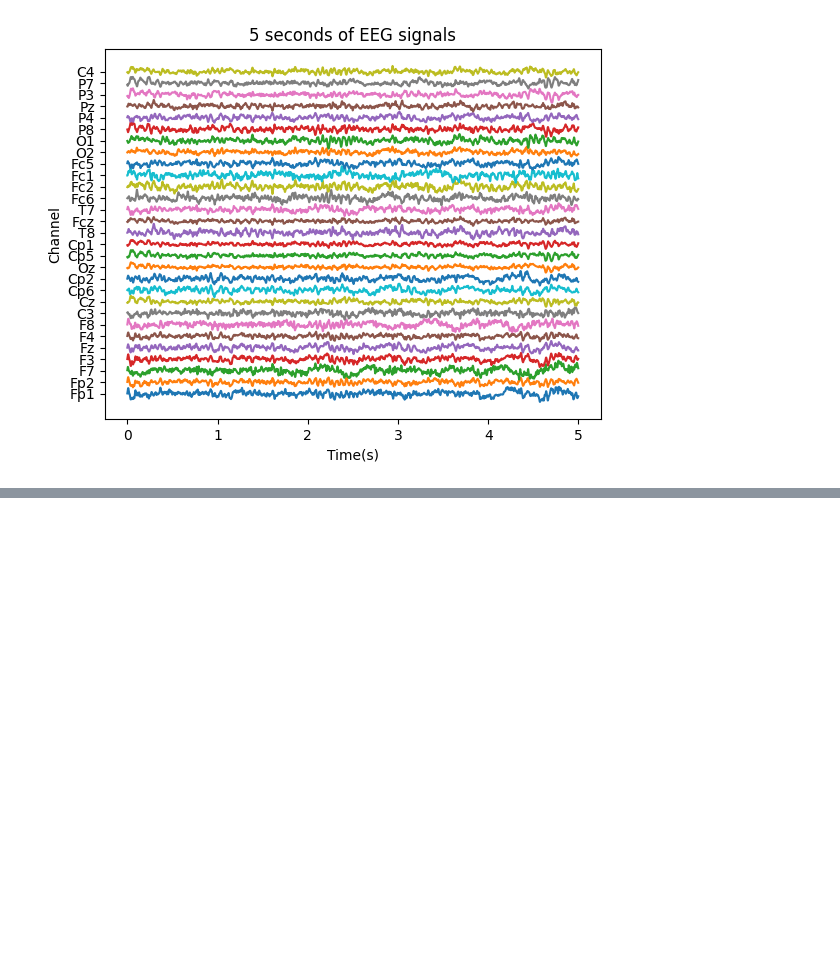
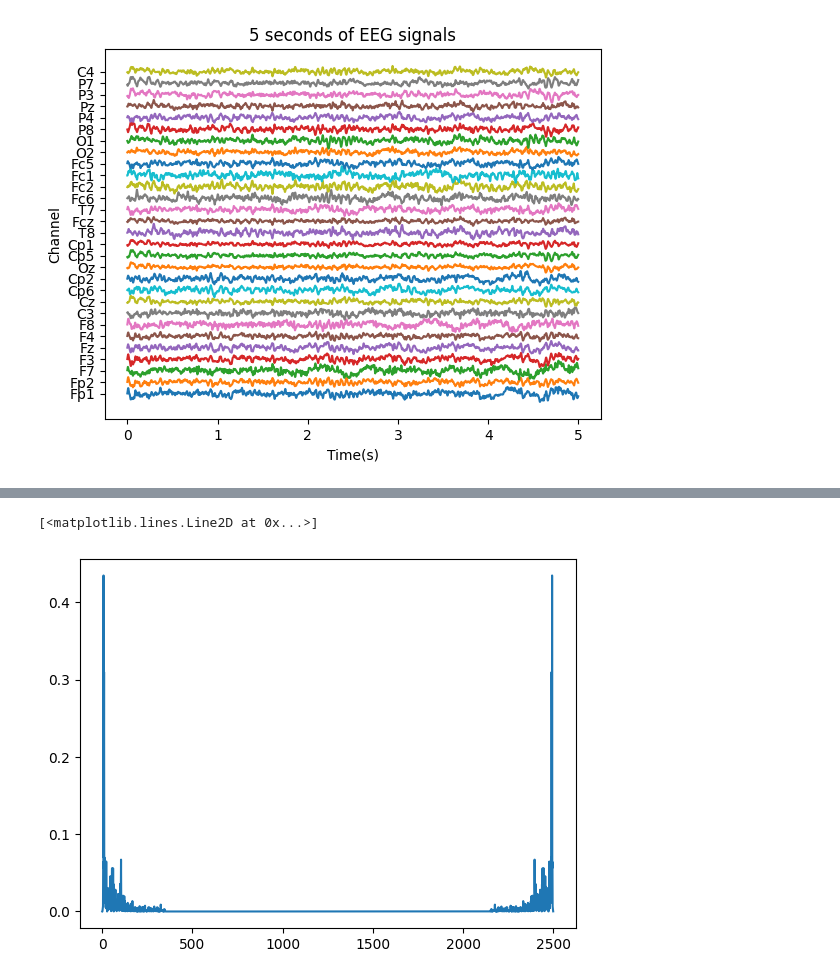
Before and after one commit to ShahabSN/Computational-Neuroscience-, a Jupyter notebook: CNSci_2.ipynb, the cells around one changed output, grey strips where cells are left out. Saved outputs shown, nothing was run; the diff lists cells and outputs as text; code cells hidden in the pictures; blank space fills up the shorter version.

```diff
--- a/CNSci_2.ipynb
+++ b/CNSci_2.ipynb
@@ -206,0 +233,11 @@ plt.show()
+# %%
+a = EEG[0][0:2500]
+a.shape
+frequency = 500
+t = np.arange(0, len(a))/frequency
+dt = t[1] - t[0]
+
+print("===> a is: ", a)
+print("===> shape a is : ", a.shape)
+print("===> t is: ", t)
+print("===> dt is: ", dt)
@@ -206,0 +250,6 @@ plt.show()
+# %%
+N = len(a)  # len a * time scope of samples 0.002 m s = 5 minutes
+T = N * dt
+
+print("===> N is: ", N)
+print("===> T is: ", T)
@@ -206,0 +259,8 @@ plt.show()
+# %%
+xf = fft(a - np.mean(a))
+xfj = xf.conj()
+sxx = 2*dt **2 / T *(xf * xfj)
+
+print("===> xf is :", xf)
+print("===> xfj is : ", xfj)
+print("===> Sxx is : ", sxx)
@@ -206,0 +277,5 @@ plt.show()
+# %%
+plt.plot(sxx)
+# %% [output]
+[<matplotlib.lines.Line2D at 0x...>]
+[figure, added]
```
Also changed, not shown: parts of 6 cells of this notebook.
